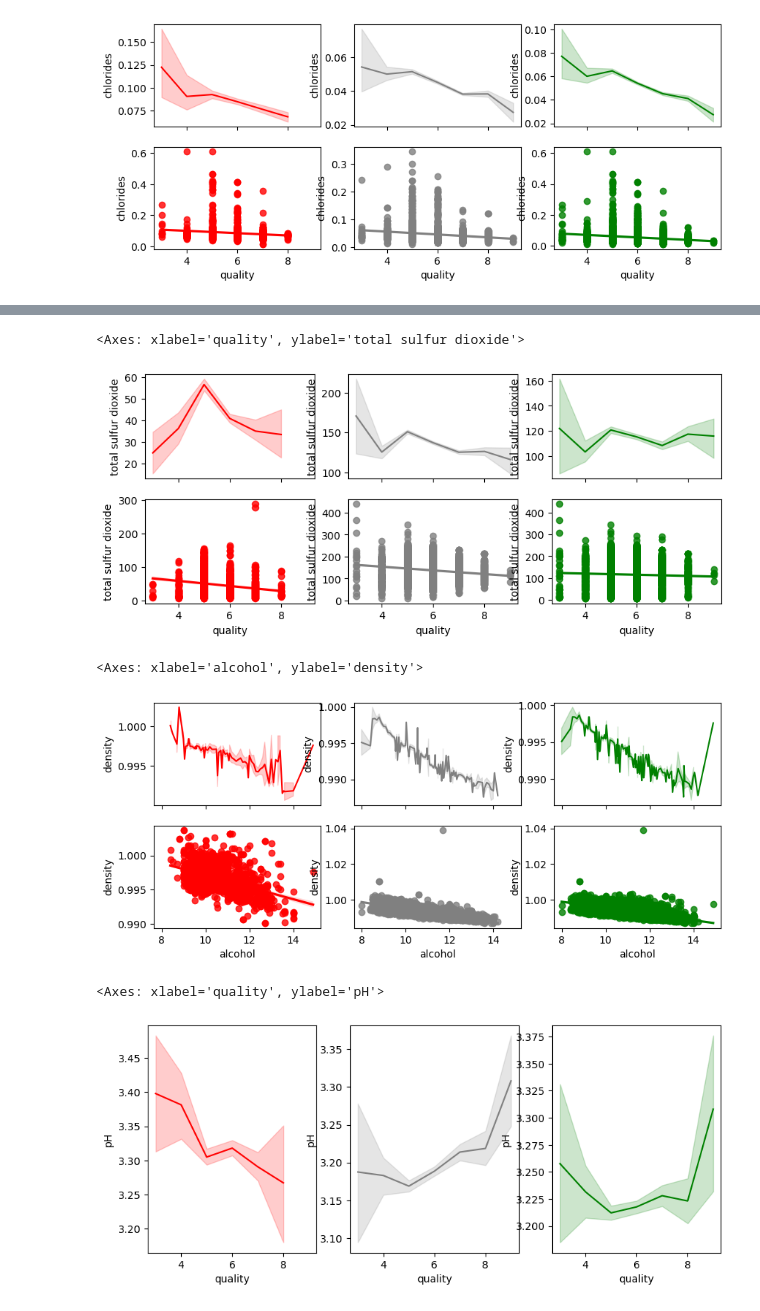
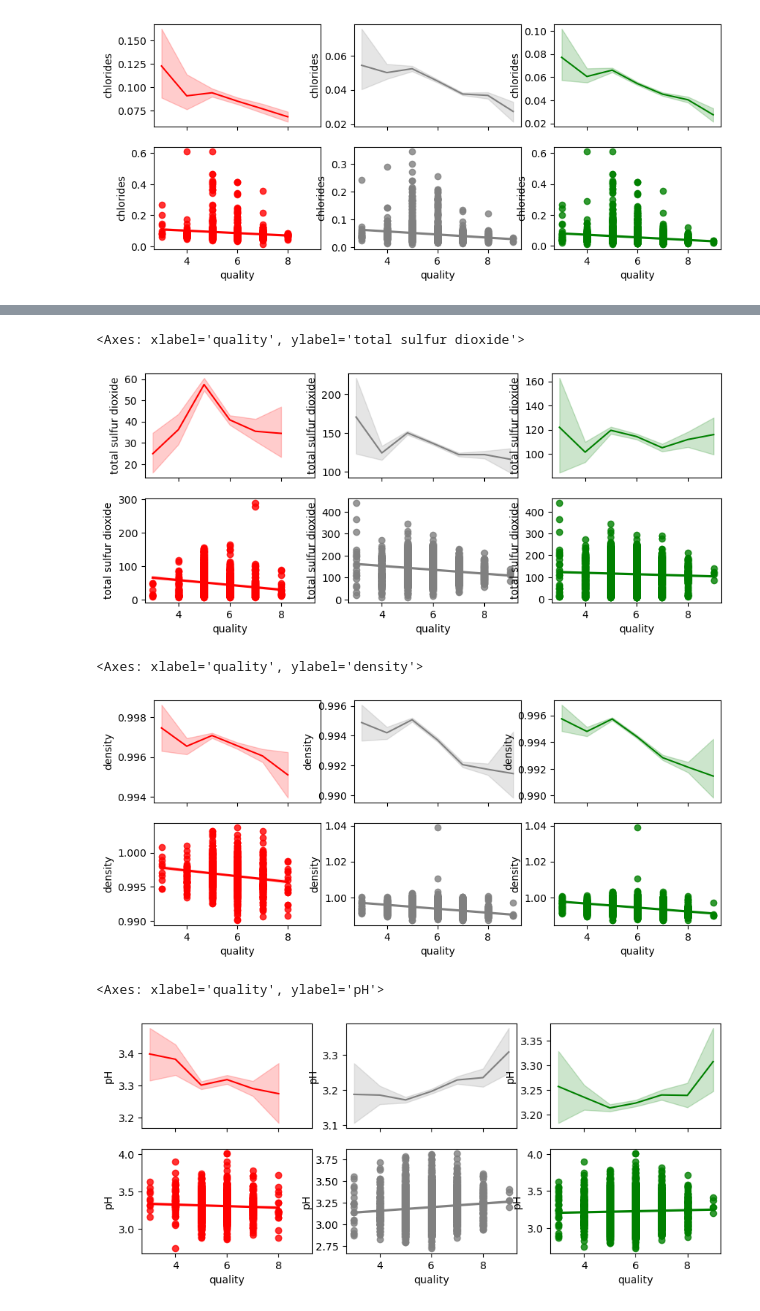
Before and after one commit to DarthCoderLuc/Blue_Berry_Winery, a Jupyter notebook: Blue_Berry_Winery.ipynb, the cells around one changed output, grey strips where cells are left out. Cells and saved outputs as stored; diff of their text form; code cells hidden in the pictures.

```diff
--- a/Blue_Berry_Winery.ipynb
+++ b/Blue_Berry_Winery.ipynb
@@ -37,3 +38,7 @@ df_white_wine
 | 4896 | 5.5 | 0.29 | 0.30 | 1.1 | 0.022 | 20.0 | ... |
 | 4897 | 6.0 | 0.21 | 0.38 | 0.8 | 0.020 | 22.0 | ... |
 4898 rows × 12 columns
+# %%
+df_red_wine.drop_duplicates(inplace=True)
+# %%
+df_white_wine.drop_duplicates(inplace=True)
@@ -435,7 +503,9 @@ sns.regplot(data= df_all_wines,x='quality',y='free sulfur dioxide',ax=axs[1,2],c
 # %%
 ###lineplots total sulfur dioxide
+import matplotlib.pyplot as plt
 
 fig ,axs = plt.subplots(2,3,figsize=(10,4),sharex=True)
+
 
 sns.lineplot(data= df_red_wine,x='quality',y='total sulfur dioxide',ax=axs[0,0],color='red')
 sns.lineplot(data= df_white_wine,x='quality',y='total sulfur dioxide',ax=axs[0,1],color='grey')
@@ -445,43 +515,49 @@ sns.regplot(data= df_red_wine,x='quality',y='total sulfur dioxide',ax=axs[1,0],c
 sns.regplot(data= df_white_wine,x='quality',y='total sulfur dioxide',ax=axs[1,1],color='grey')
 sns.regplot(data= df_all_wines,x='quality',y='total sulfur dioxide',ax=axs[1,2],color='green')
 
+
+
 ###the lower the average total sulfur dioxide the higher the average quality
 # %% [output]
 <Axes: xlabel='quality', ylabel='total sulfur dioxide'>
-[figure, old version]
+[figure, new version]
 # %%
 ###lineplots density
 
 fig ,axs = plt.subplots(2,3,figsize=(10,4),sharex=True)
 
-sns.lineplot(data= df_red_wine,x='alcohol',y='density',ax=axs[0,0],color='red')
-sns.lineplot(data= df_white_wine,x='alcohol',y='density',ax=axs[0,1],color='grey')
-sns.lineplot(data= df_all_wines,x='alcohol',y='density',ax=axs[0,2],color='green')
+sns.lineplot(data= df_red_wine,x='quality',y='density',ax=axs[0,0],color='red')
+sns.lineplot(data= df_white_wine,x='quality',y='density',ax=axs[0,1],color='grey')
+sns.lineplot(data= df_all_wines,x='quality',y='density',ax=axs[0,2],color='green')
 
-sns.regplot(data= df_red_wine,x='alcohol',y='density',ax=axs[1,0],color='red')
-sns.regplot(data= df_white_wine,x='alcohol',y='density',ax=axs[1,1],color='grey')
-sns.regplot(data= df_all_wines,x='alcohol',y='density',ax=axs[1,2],color='green')
+sns.regplot(data= df_red_wine,x='quality',y='density',ax=axs[1,0],color='red')
+sns.regplot(data= df_white_wine,x='quality',y='density',ax=axs[1,1],color='grey')
+sns.regplot(data= df_all_wines,x='quality',y='density',ax=axs[1,2],color='green')
 
-###the lower the average density the higher the average alcohol
+###the lower the average density the higher the average quality
 # %% [output]
-<Axes: xlabel='alcohol', ylabel='density'>
+<Axes: xlabel='quality', ylabel='density'>
-[figure, old version]
+[figure, new version]
 # %%
 ###lineplots pH
 
-fig ,axs = plt.subplots(1,3,figsize=(10,4),sharex=True)
+fig ,axs = plt.subplots(2,3,figsize=(10,4),sharex=True)
 
-sns.lineplot(data= df_red_wine,x='quality',y='pH',ax=axs[0],color='red')
-sns.lineplot(data= df_white_wine,x='quality',y='pH',ax=axs[1],color='grey')
-sns.lineplot(data= df_all_wines,x='quality',y='pH',ax=axs[2],color='green')
+sns.lineplot(data= df_red_wine,x='quality',y='pH',ax=axs[0,0],color='red')
+sns.lineplot(data= df_white_wine,x='quality',y='pH',ax=axs[0,1],color='grey')
+sns.lineplot(data= df_all_wines,x='quality',y='pH',ax=axs[0,2],color='green')
+
+sns.regplot(data= df_red_wine,x='quality',y='pH',ax=axs[1,0],color='red')
+sns.regplot(data= df_white_wine,x='quality',y='pH',ax=axs[1,1],color='grey')
+sns.regplot(data= df_all_wines,x='quality',y='pH',ax=axs[1,2],color='green')
 
 #for red wine
     #the lower the average pH the higher the average quality
 #for white wine
     #the higher the average pH the higher the average quality
 # %% [output]
 <Axes: xlabel='quality', ylabel='pH'>
-[figure, old version]
+[figure, new version]
 # %%
 ###lineplots sulphates
 
```
Also changed, not shown: parts of 38 cells of this notebook.
